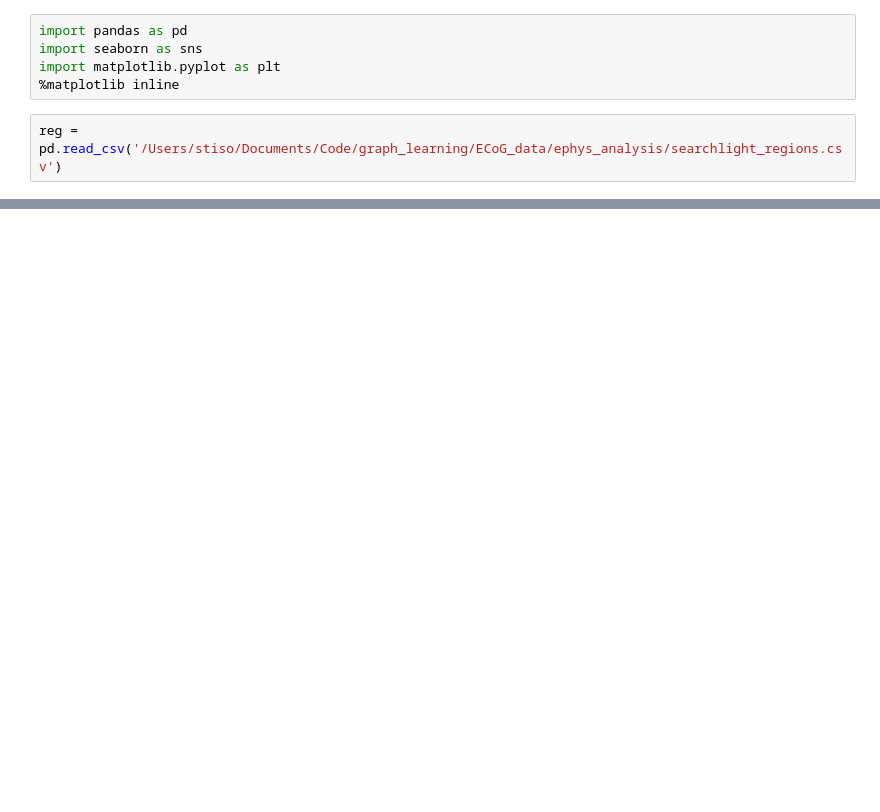
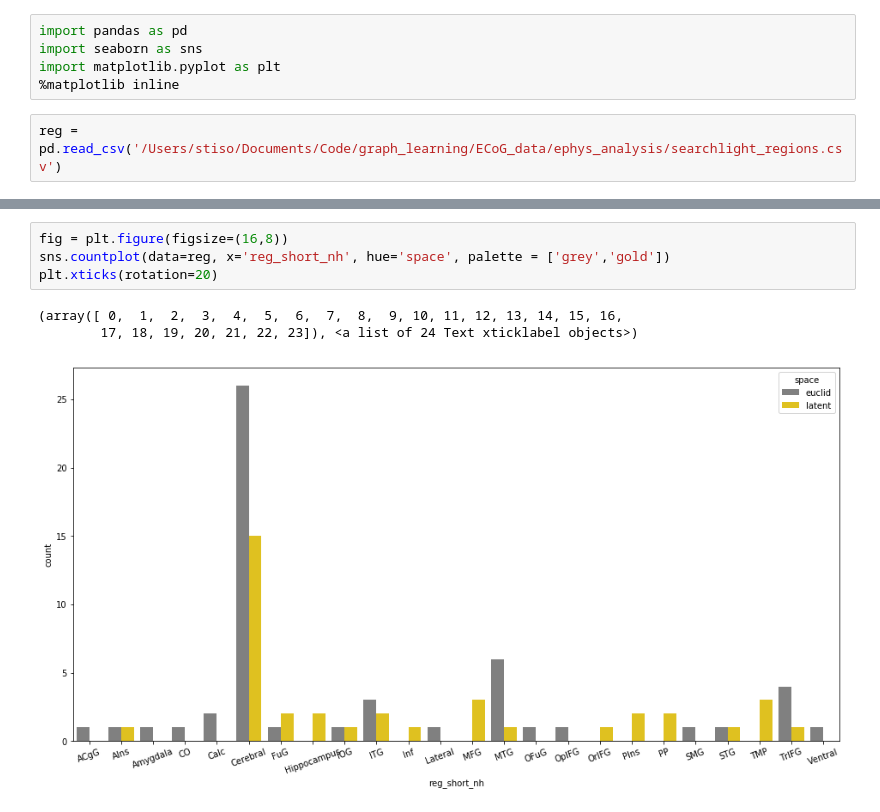
Before and after one commit to jastiso/statistical_learning, a Jupyter notebook: scripts/searchlight.ipynb, the cells around one changed output, grey strips where cells are left out. Saved outputs shown, nothing was run; the diff lists cells and outputs as text; blank space fills up the shorter version.

```diff
--- a/scripts/searchlight.ipynb
+++ b/scripts/searchlight.ipynb
@@ -40,0 +67,8 @@ plt.xticks(rotation=20)
+# %%
+fig = plt.figure(figsize=(16,8))
+sns.countplot(data=reg, x='reg_short_nh', hue='space', palette = ['grey','gold'])
+plt.xticks(rotation=20)
+# %% [output]
+(array([ 0,  1,  2,  3,  4,  5,  6,  7,  8,  9, 10, 11, 12, 13, 14, 15, 16,
+        17, 18, 19, 20, 21, 22, 23]), <a list of 24 Text xticklabel objects>)
+[figure, added]
```
Also changed, not shown: parts of 7 cells of this notebook, 11 other files.
